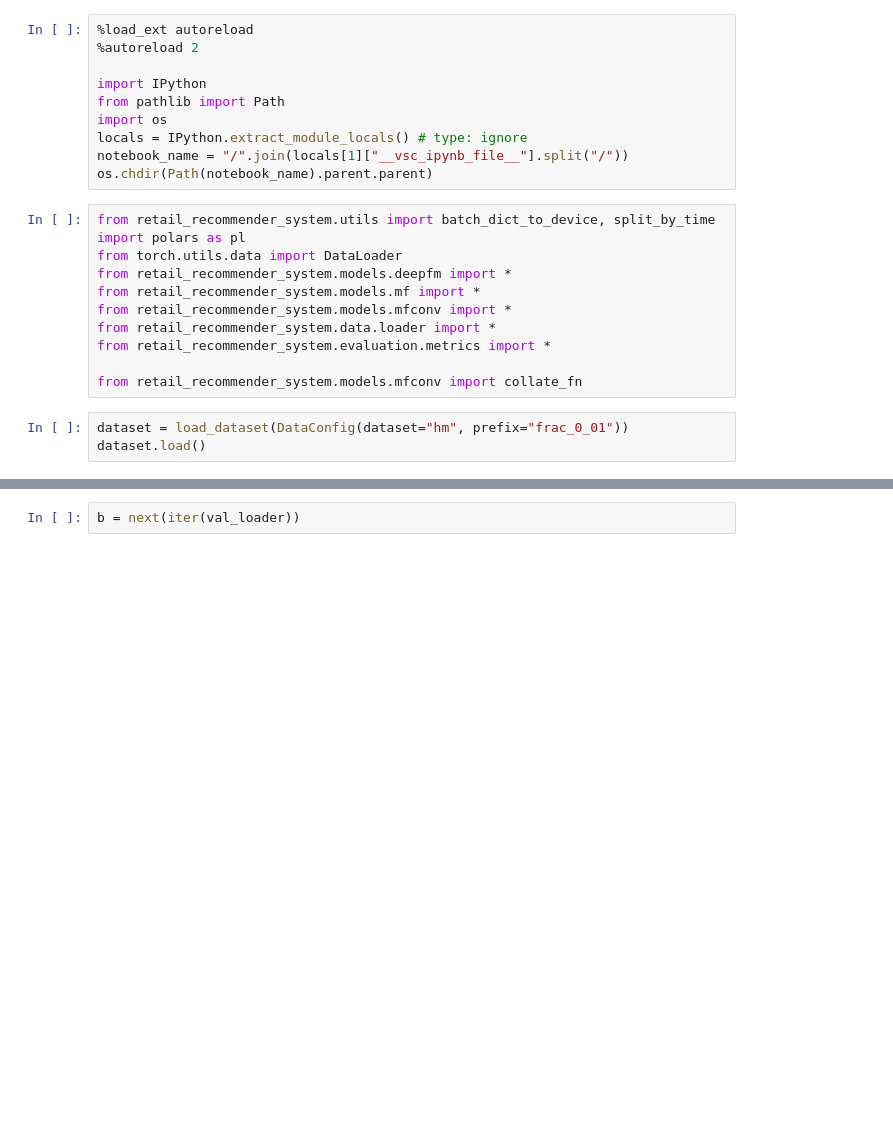
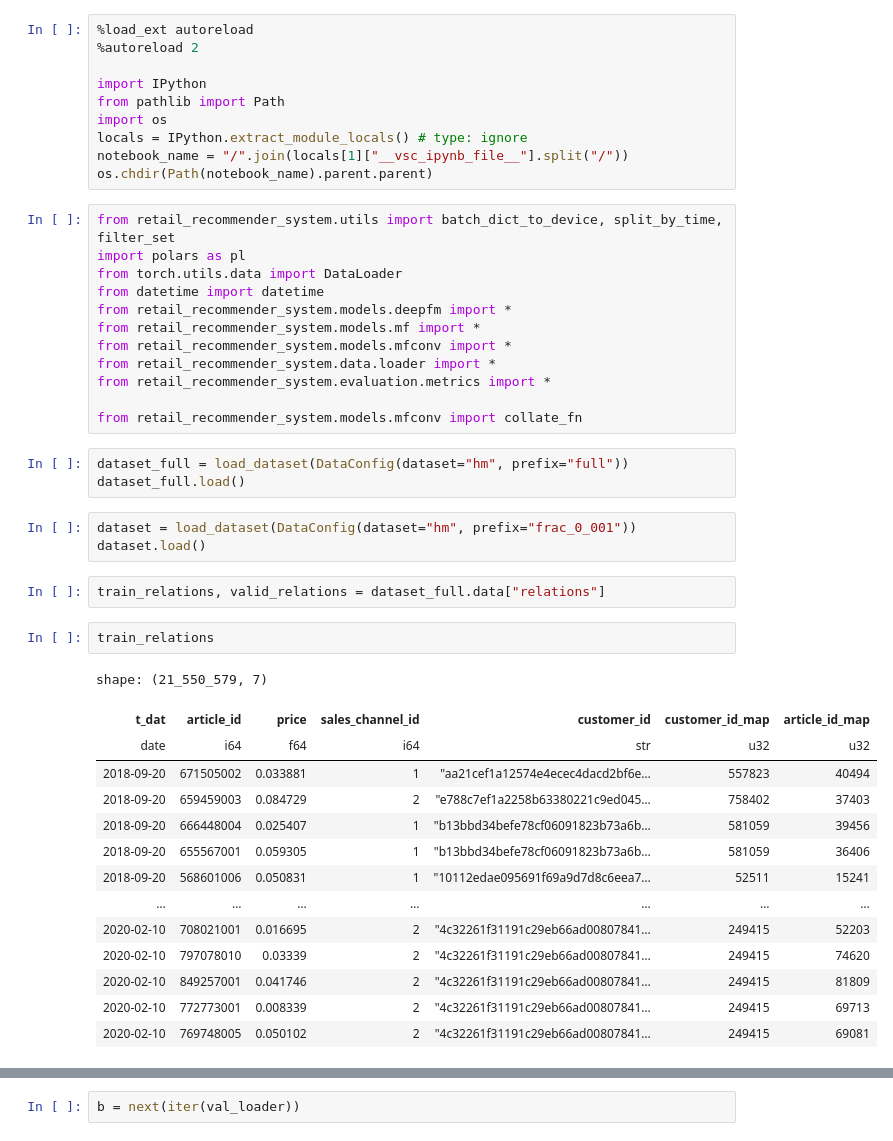
Before and after one commit to milymilek/retail-recommender-system, a Jupyter notebook: notebooks/t.ipynb, the cells around one changed output, grey strips where cells are left out. Cells and saved outputs as stored; diff of their text form; blank space fills up the shorter version.

```diff
--- a/notebooks/t.ipynb
+++ b/notebooks/t.ipynb
@@ -9,9 +9,10 @@ locals = IPython.extract_module_locals() # type: ignore
 notebook_name = "/".join(locals[1]["__vsc_ipynb_file__"].split("/"))
 os.chdir(Path(notebook_name).parent.parent)
 # %%
-from retail_recommender_system.utils import batch_dict_to_device, split_by_time
+from retail_recommender_system.utils import batch_dict_to_device, split_by_time, filter_set
 import polars as pl
 from torch.utils.data import DataLoader
+from datetime import datetime
 from retail_recommender_system.models.deepfm import *
 from retail_recommender_system.models.mf import *
 from retail_recommender_system.models.mfconv import *
@@ -19,6 +20,28 @@ from retail_recommender_system.data.loader import *
 from retail_recommender_system.evaluation.metrics import *
 
 from retail_recommender_system.models.mfconv import collate_fn
+# %%
+dataset_full = load_dataset(DataConfig(dataset="hm", prefix="full"))
+dataset_full.load()
 # %%
-dataset = load_dataset(DataConfig(dataset="hm", prefix="frac_0_01"))
+dataset = load_dataset(DataConfig(dataset="hm", prefix="frac_0_001"))
 dataset.load()
+# %%
+train_relations, valid_relations = dataset_full.data["relations"]
+# %%
+train_relations
+# %% [output]
+shape: (21_550_579, 7)
+| t_dat | article_id | price | sales_channel_id | customer_id | customer_id_map | article_id_map |
+| date | i64 | f64 | i64 | str | u32 | u32 |
+| 2018-09-20 | 671505002 | 0.033881 | 1 | "aa21cef1a12574e4ecec4dacd2bf6e… | 557823 | 40494 |
+| 2018-09-20 | 659459003 | 0.084729 | 2 | "e788c7ef1a2258b63380221c9ed045… | 758402 | 37403 |
+| 2018-09-20 | 666448004 | 0.025407 | 1 | "b13bbd34befe78cf06091823b73a6b… | 581059 | 39456 |
+| 2018-09-20 | 655567001 | 0.059305 | 1 | "b13bbd34befe78cf06091823b73a6b… | 581059 | 36406 |
+| 2018-09-20 | 568601006 | 0.050831 | 1 | "10112edae095691f69a9d7d8c6eea7… | 52511 | 15241 |
+| … | … | … | … | … | … | … |
+| 2020-02-10 | 708021001 | 0.016695 | 2 | "4c32261f31191c29eb66ad00807841… | 249415 | 52203 |
+| 2020-02-10 | 797078010 | 0.03339 | 2 | "4c32261f31191c29eb66ad00807841… | 249415 | 74620 |
+| 2020-02-10 | 849257001 | 0.041746 | 2 | "4c32261f31191c29eb66ad00807841… | 249415 | 81809 |
+| 2020-02-10 | 772773001 | 0.008339 | 2 | "4c32261f31191c29eb66ad00807841… | 249415 | 69713 |
+| 2020-02-10 | 769748005 | 0.050102 | 2 | "4c32261f31191c29eb66ad00807841… | 249415 | 69081 |
```
Also changed, not shown: parts of 22 cells of this notebook, 15 other files.
